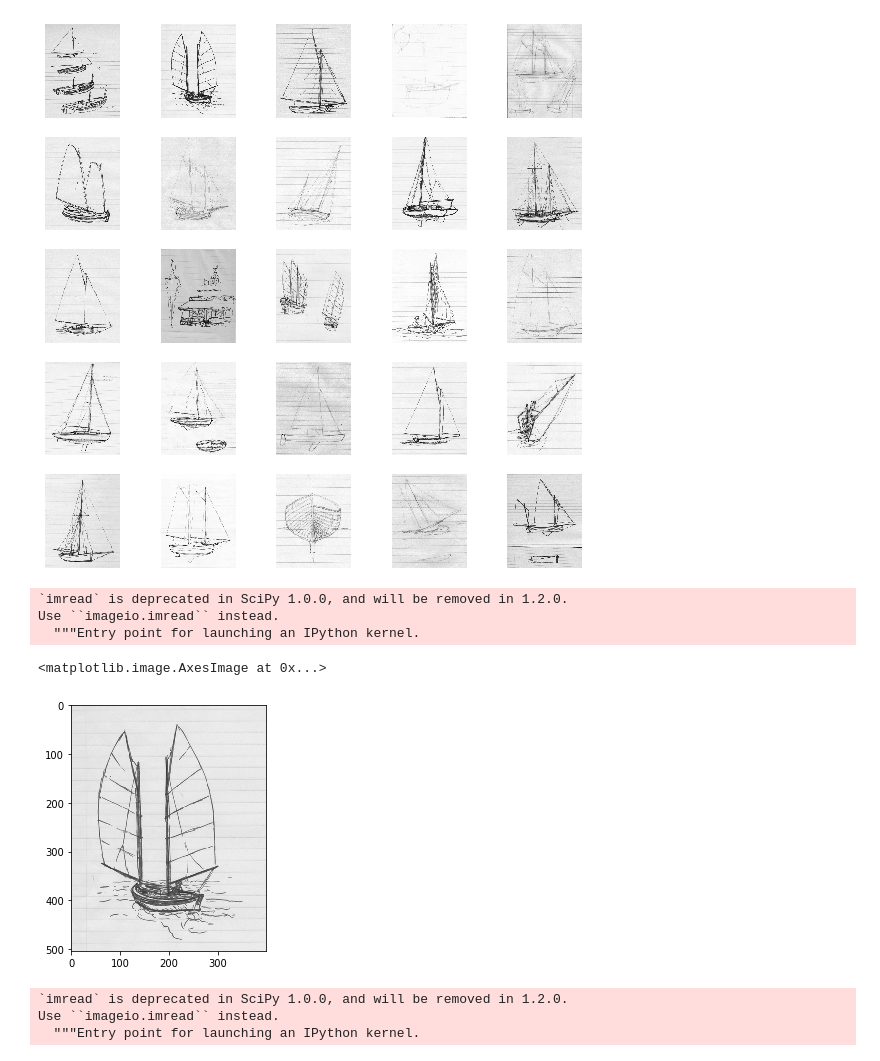
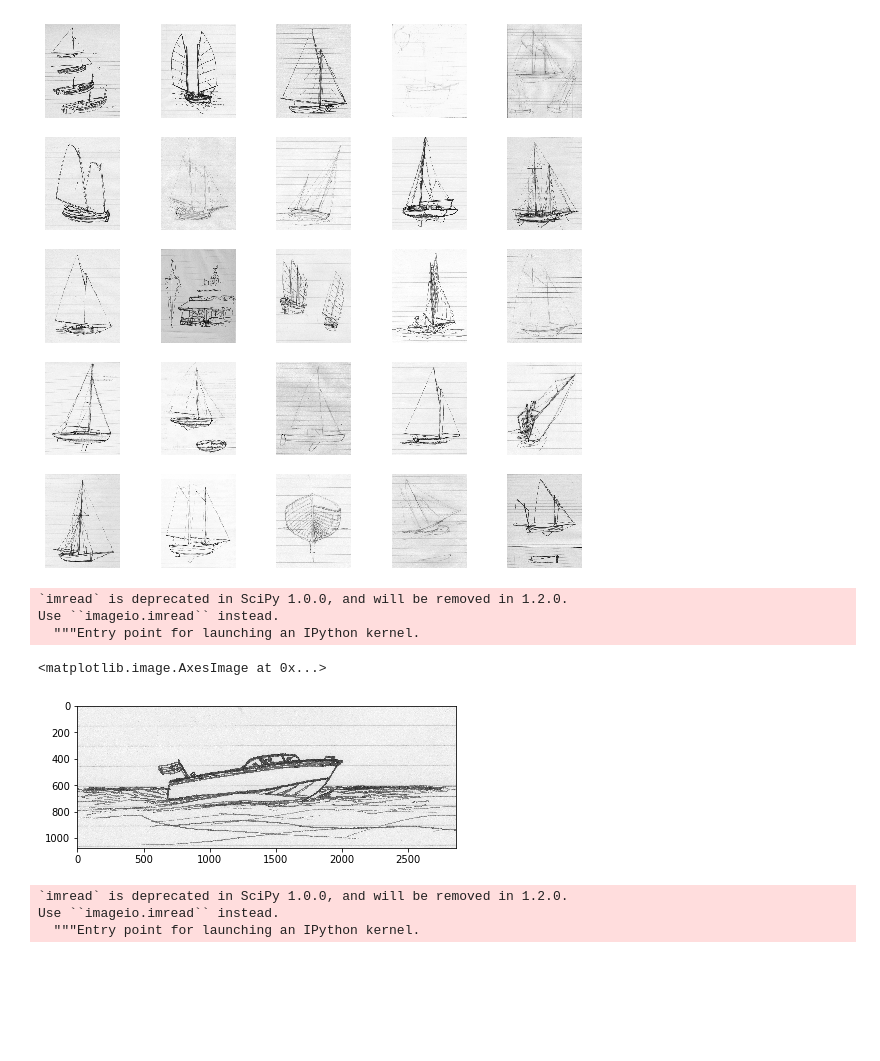
Before and after one commit to reiffd7/line_remover_, a Jupyter notebook: notebooks/CNN_demo.ipynb, the cells around one changed output. Cells and saved outputs as stored; diff of their text form; code cells hidden in the pictures; blank space fills up the shorter version.

```diff
--- a/notebooks/CNN_demo.ipynb
+++ b/notebooks/CNN_demo.ipynb
@@ -33,11 +33,11 @@ Use ``imageio.imread`` instead.
   after removing the cwd from sys.path.
 [figure]
 # %%
-io.imshow(imread(resized_imgs[1]))
+io.imshow(imread('../Sketches/Ruled/Sketch60s_0091.jpg'))
 # %% [output]
 `imread` is deprecated in SciPy 1.0.0, and will be removed in 1.2.0.
 Use ``imageio.imread`` instead.
   """Entry point for launching an IPython kernel.
 <matplotlib.image.AxesImage at 0x...>
-[figure, old version]
+[figure, new version]
 # %%
```
Also changed, not shown: parts of 10 cells of this notebook, 13 other files.
